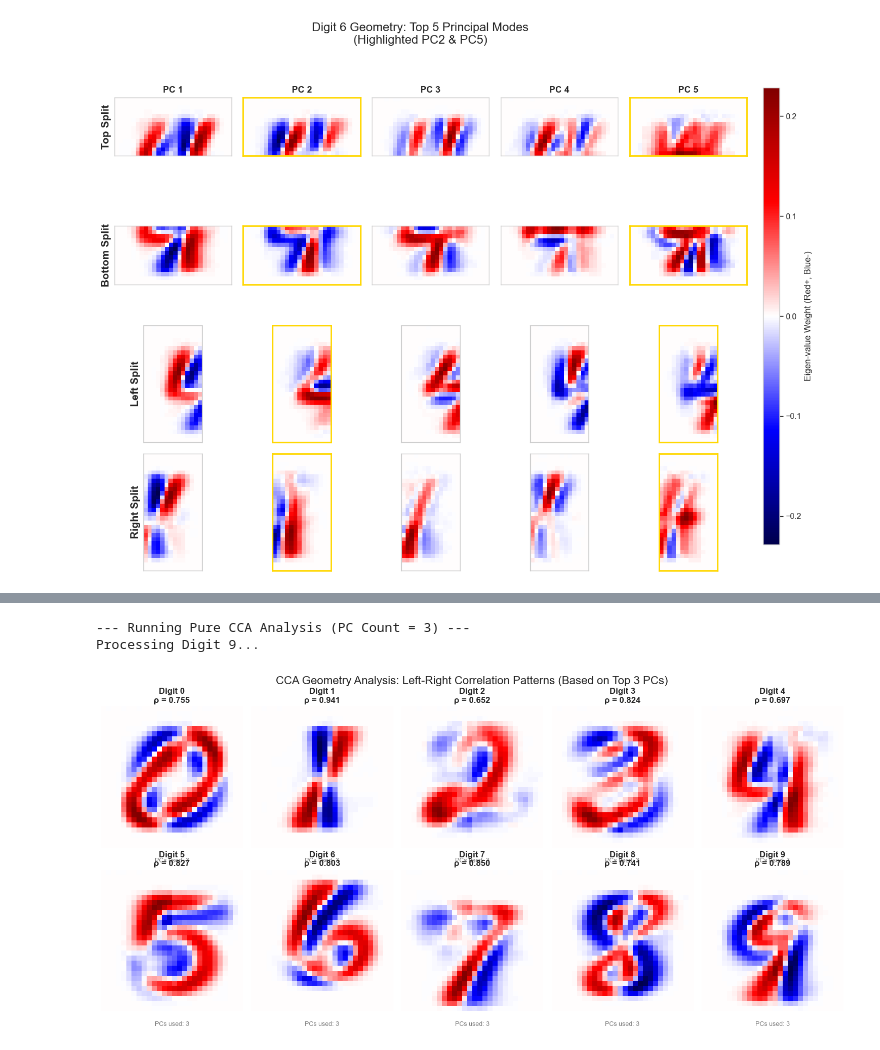
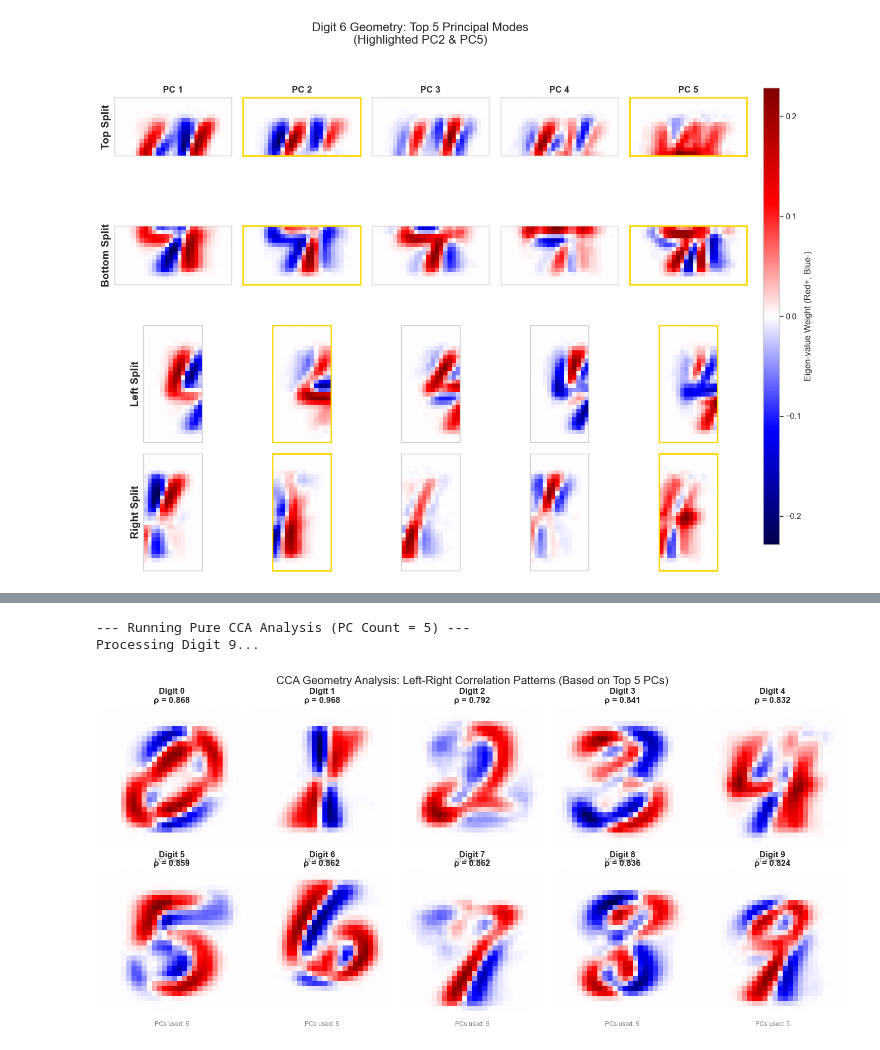
Before and after one commit to Kircerta/PCA_CCA_mnist_visualization, a Jupyter notebook: STA437_Final_Project_Code.ipynb, the cells around one changed output, grey strips where cells are left out. Drawn from its saved outputs; the diff is of its cells as text; code cells hidden in the pictures.

```diff
--- a/STA437_Final_Project_Code.ipynb
+++ b/STA437_Final_Project_Code.ipynb
@@ -459,5 +459,5 @@ def run_top_bottom_experiment(X, y, n_components=15):
 # --- 执行 ---
 # 使用你在PDF中提到的 X_global, y_global
 # 参数设为 15，如你所求
-run_top_bottom_experiment(X_global, y_global, n_components=10)
+run_top_bottom_experiment(X_global, y_global, n_components=5)
 # %% [output]
@@ -1802,7 +1707,7 @@ def visualize_pure_cca_mode(X, y):
     # ==========================================
     # [!] 这里是修改 PC 数量的地方
     # ==========================================
-    N_PC_COMPONENTS = 3  # <--- 修改这个数字 (例如 10, 20, 50)
+    N_PC_COMPONENTS = 5  # <--- 修改这个数字 (例如 10, 20, 50)
     # ==========================================
 
     print(f"\n--- Running Pure CCA Analysis (PC Count = {N_PC_COMPONENTS}) ---")
@@ -1862,32 +1767,32 @@ def visualize_pure_cca_mode(X, y):
             pattern_r = np.dot(w_r, pca_r.components_).reshape(28, CUT_COL)
 
             # 拼接
             cca_img[:, :CUT_COL] = pattern_l
             cca_img[:, CUT_COL:] = pattern_r
 
         except Exception as e:
             print(f"Error on {digit}: {e}")
 
         # --- 5. 绘图 ---
         v_max = np.max(np.abs(cca_img)) if np.max(np.abs(cca_img)) > 0 else 1
 
         im = ax.imshow(cca_img, cmap=cmap, vmin=-v_max, vmax=v_max)
         ax.axis('off')
 
         # 标题：数字 + 相关系数
         ax.set_title(f"Digit {digit}\nρ = {corr:.3f}", fontsize=12, fontweight='bold')
 
         # 在图下方简单标注当前使用的 PC 数量
         ax.text(0.5, -0.1, f"PCs used: {N_PC_COMPONENTS}",
                 transform=ax.transAxes, ha='center', fontsize=9, color='gray')
 
     plt.suptitle(f"CCA Geometry Analysis: Left-Right Correlation Patterns (Based on Top {N_PC_COMPONENTS} PCs)", fontsize=16)
     plt.tight_layout()
     plt.show()
 
 # --- 运行 ---
 visualize_pure_cca_mode(X_global, y_global)
 # %% [output]
---- Running Pure CCA Analysis (PC Count = 3) ---
+--- Running Pure CCA Analysis (PC Count = 5) ---
 Processing Digit 9...
-[figure, old version]
+[figure, new version]
```
Also changed, not shown: parts of 5 cells of this notebook, 4 other files.
